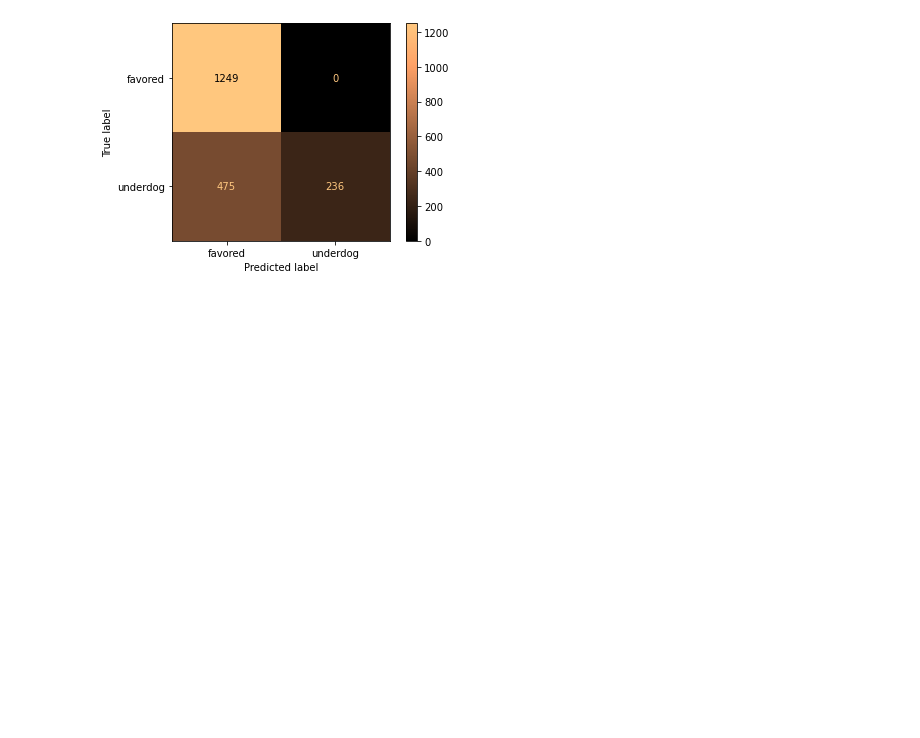
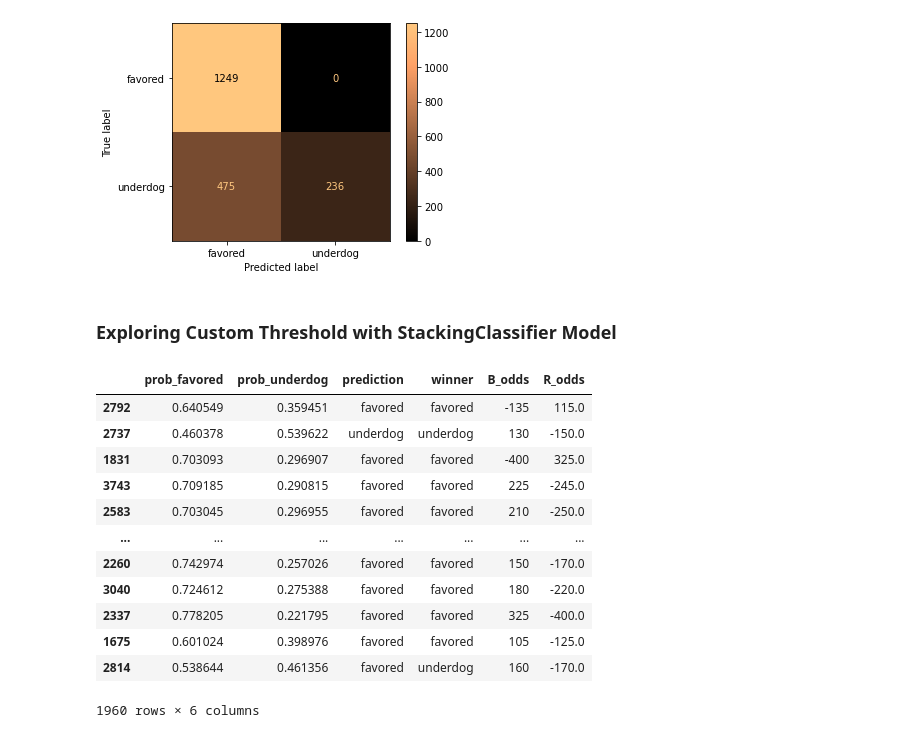
Before and after one commit to Ben-Gilbert333/Predicting_UFC_Winners, a Jupyter notebook: predicting_ufc_winners.ipynb, the cells around one changed output. Saved outputs shown, nothing was run; the diff lists cells and outputs as text; code cells hidden in the pictures; blank space fills up the shorter version.

```diff
--- a/predicting_ufc_winners.ipynb
+++ b/predicting_ufc_winners.ipynb
@@ -1386,3 +1386,27 @@ CV Precision Score:  0.65
 
 Training Precision Score:  1.0
 [figure]
+# %% [markdown]
+### Exploring Custom Threshold with StackingClassifier Model
+# %%
+y_pred = sc_pipe.predict(X_train)
+y_prob = sc_pipe.predict_proba(X_train)
+# %%
+probs = pd.DataFrame({'prob_favored': y_prob[:, 0], 'prob_underdog': y_prob[:, 1], 'prediction': y_pred, 'winner': y_train,
+                      'B_odds': X_train['B_odds'], 'R_odds': X_train['R_odds']})
+# %%
+probs
+# %% [output]
+|  | prob_favored | prob_underdog | prediction | winner | B_odds | R_odds |
+| 2792 | 0.640549 | 0.359451 | favored | favored | -135 | 115.0 |
+| 2737 | 0.460378 | 0.539622 | underdog | underdog | 130 | -150.0 |
+| 1831 | 0.703093 | 0.296907 | favored | favored | -400 | 325.0 |
+| 3743 | 0.709185 | 0.290815 | favored | favored | 225 | -245.0 |
+| 2583 | 0.703045 | 0.296955 | favored | favored | 210 | -250.0 |
+| ... | ... | ... | ... | ... | ... | ... |
+| 2260 | 0.742974 | 0.257026 | favored | favored | 150 | -170.0 |
+| 3040 | 0.724612 | 0.275388 | favored | favored | 180 | -220.0 |
+| 2337 | 0.778205 | 0.221795 | favored | favored | 325 | -400.0 |
+| 1675 | 0.601024 | 0.398976 | favored | favored | 105 | -125.0 |
+| 2814 | 0.538644 | 0.461356 | favored | underdog | 160 | -170.0 |
+1960 rows × 6 columns
```
Also changed, not shown: parts of 20 cells of this notebook, 2 other files.
